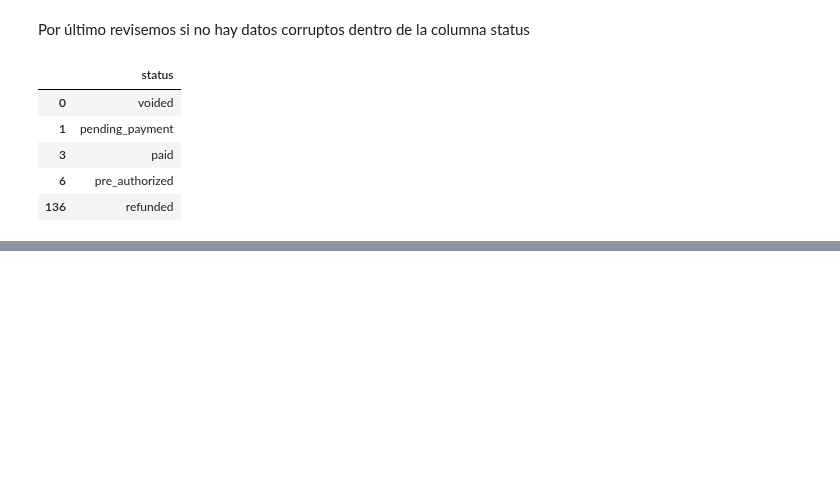
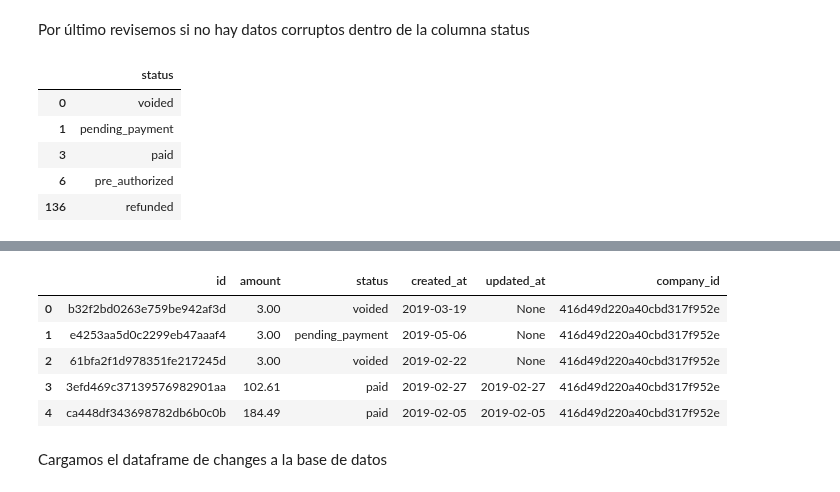
Before and after one commit to JohnRFK/TestApiPy, a Jupyter notebook: py-scripts/data-transformation.ipynb, the cells around one changed output, grey strips where cells are left out. Cells and saved outputs as stored; diff of their text form; code cells hidden in the pictures; blank space fills up the shorter version.

```diff
--- a/py-scripts/data-transformation.ipynb
+++ b/py-scripts/data-transformation.ipynb
@@ -241,0 +250,4 @@ df_changes_final.shape
+# %%
+df_changes_dup = df_db.drop("company_name", axis=1)
+df_changes = df_changes_dup.drop_duplicates()
+df_changes.shape
@@ -241,0 +287,12 @@ df_changes_final.shape
+# %%
+df_changes = df_changes[["id", "amount", "status", "created_at", "updated_at", "company_id"]]
+df_changes.head()
+# %% [output]
+|  | id | amount | status | created_at | updated_at | company_id |
+| 0 | b32f2bd0263e759be942af3d | 3.00 | voided | 2019-03-19 | None | 416d49d220a40cbd317f952e |
+| 1 | e4253aa5d0c2299eb47aaaf4 | 3.00 | pending_payment | 2019-05-06 | None | 416d49d220a40cbd317f952e |
+| 2 | 61bfa2f1d978351fe217245d | 3.00 | voided | 2019-02-22 | None | 416d49d220a40cbd317f952e |
+| 3 | 3efd469c37139576982901aa | 102.61 | paid | 2019-02-27 | 2019-02-27 | 416d49d220a40cbd317f952e |
+| 4 | ca448df343698782db6b0c0b | 184.49 | paid | 2019-02-05 | 2019-02-05 | 416d49d220a40cbd317f952e |
+# %% [markdown]
+Cargamos el dataframe de changes a la base de datos
```
Also changed, not shown: parts of 33 cells of this notebook, 1 other file.
